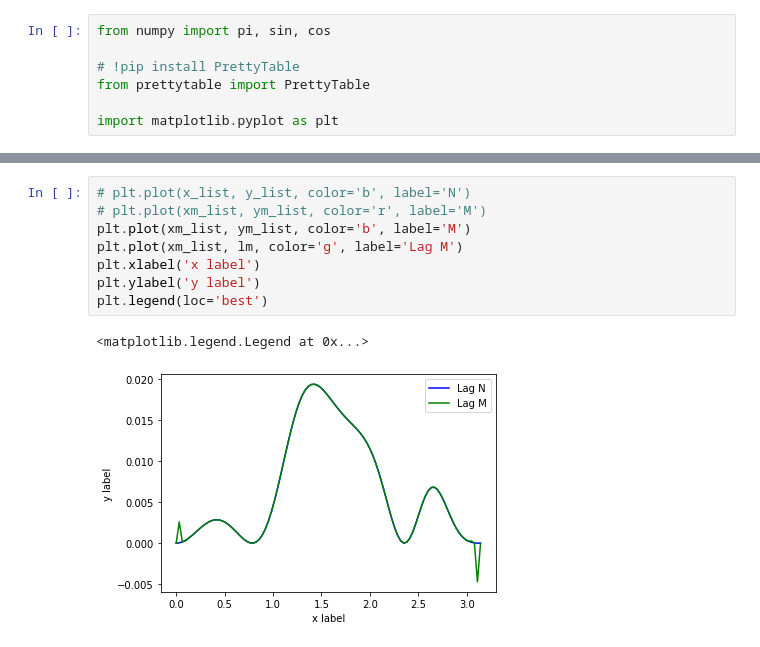
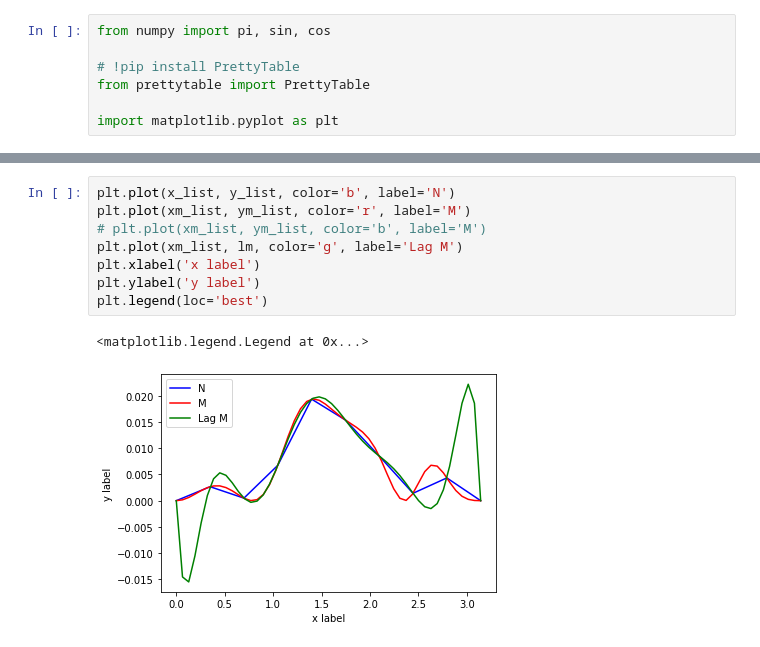
Before and after one commit to randomunrandom/CalcMeth, a Jupyter notebook: task01.ipynb, the cells around one changed output, grey strips where cells are left out. Drawn from its saved outputs; the diff is of its cells as text.

```diff
--- a/task01.ipynb
+++ b/task01.ipynb
@@ -91,13 +91,13 @@ print(table)
 |  3.141592653589793  | 6.783016515456898e-35  | 6.783016515456898e-35  |
 +---------------------+------------------------+------------------------+
 # %%
-# plt.plot(x_list, y_list, color='b', label='N')
-# plt.plot(xm_list, ym_list, color='r', label='M')
-plt.plot(xm_list, ym_list, color='b', label='M')
+plt.plot(x_list, y_list, color='b', label='N')
+plt.plot(xm_list, ym_list, color='r', label='M')
+# plt.plot(xm_list, ym_list, color='b', label='M')
 plt.plot(xm_list, lm, color='g', label='Lag M')
 plt.xlabel('x label')
 plt.ylabel('y label')
 plt.legend(loc='best')
 # %% [output]
 <matplotlib.legend.Legend at 0x...>
-[figure, old version]
+[figure, new version]
```
Also changed, not shown: parts of 6 cells of this notebook, 3 other files.
